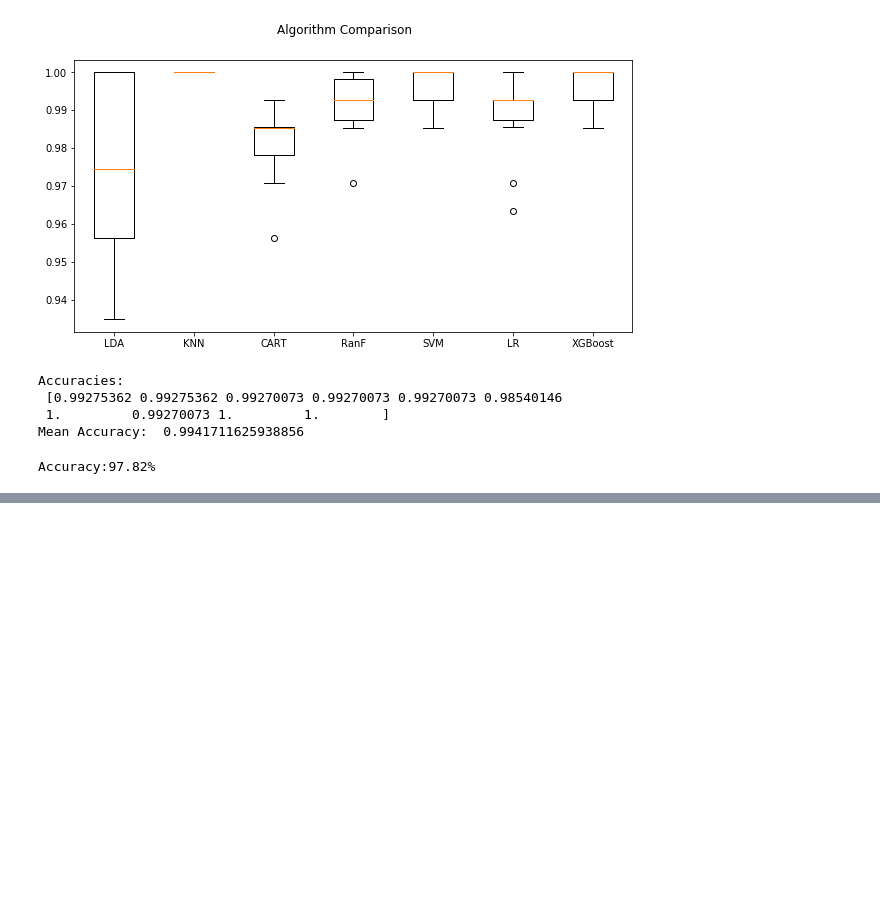
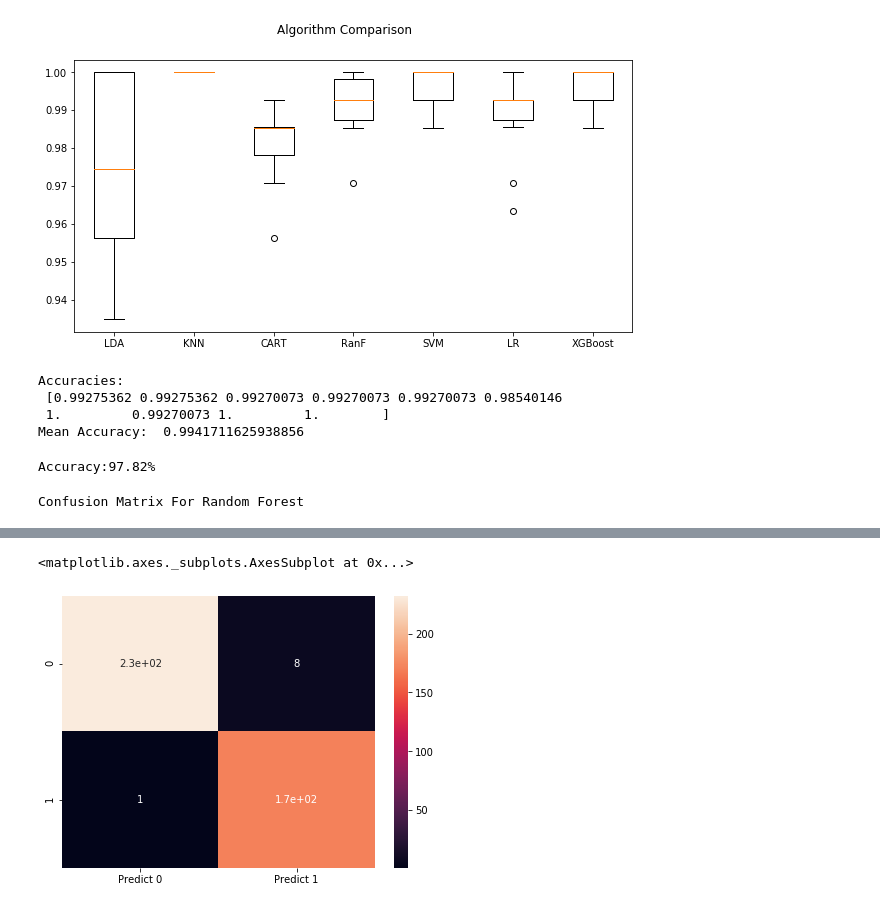
Before and after one commit to sakhawath19/Python, a Jupyter notebook: projects/note_verification/note_verification.ipynb, the cells around one changed output, grey strips where cells are left out. Cells and saved outputs as stored; diff of their text form; code cells hidden in the pictures; blank space fills up the shorter version.

```diff
--- a/projects/note_verification/note_verification.ipynb
+++ b/projects/note_verification/note_verification.ipynb
@@ -197,6 +197,21 @@ Accuracies:
 Mean Accuracy:  0.9941711625938856
 # %%
 ranF_classifier.fit(X_train, y_train)
-print('Accuracy:{0:.4g}%'.format(accuracy_score(y_test, ranF_classifier.predict(X_test))*100))
+
+y_test_pred = ranF_classifier.predict(X_test)
+
+print('Accuracy:{0:.4g}%'.format(accuracy_score(y_test, y_test_pred)*100))
 # %% [output]
 Accuracy:97.82%
+# %%
+from sklearn import metrics
+
+print("Confusion Matrix For Random Forest")
+cm = metrics.confusion_matrix(y_test, y_test_pred, labels=[0, 1])
+
+df_cm = pd.DataFrame(cm, index = [i for i in [0,1]], columns = [i for i in ["Predict 0","Predict 1"]])
+
+plt.figure(figsize = (7,5))
+sns.heatmap(df_cm, annot=True)
+# %% [output]
+Confusion Matrix For Random Forest
@@ -202,0 +221,2 @@ Accuracy:97.82%
+<matplotlib.axes._subplots.AxesSubplot at 0x...>
+[figure, added]
```
Also changed, not shown: parts of 1 cell of this notebook.
